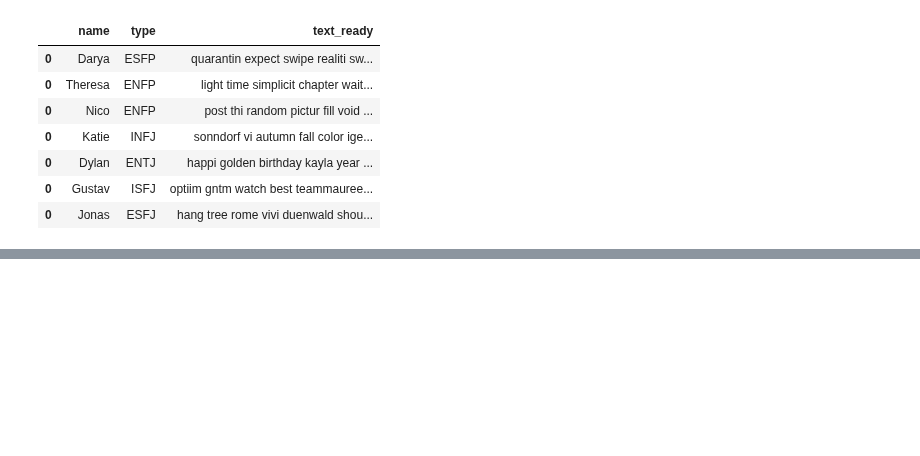
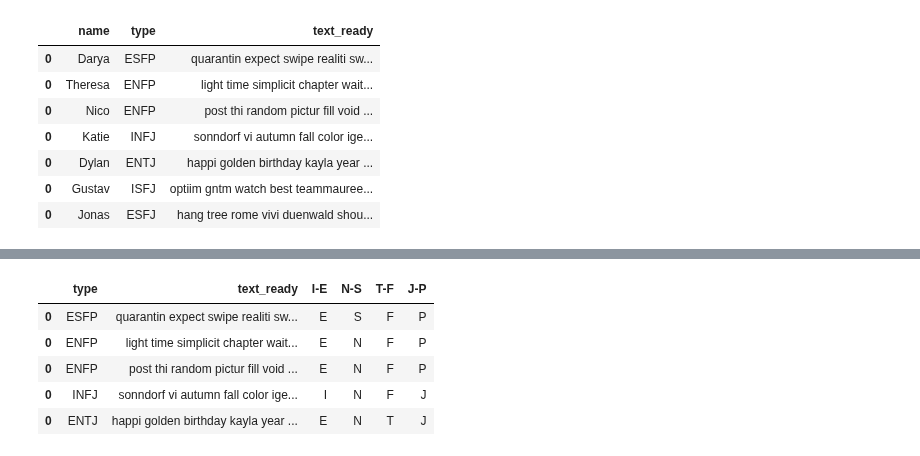
Before and after one commit to ta-data-bcn/Project-Week-8-Final-Project, a Jupyter notebook: your-project/code/Code 7 - Real Life Data.ipynb, the cells around one changed output, grey strips where cells are left out. Cells and saved outputs as stored; diff of their text form; code cells hidden in the pictures; blank space fills up the shorter version.

```diff
--- a/your-project/code/Code 7 - Real Life Data.ipynb
+++ b/your-project/code/Code 7 - Real Life Data.ipynb
@@ -475,0 +478,5 @@ rldata.to_csv(r'../data/reallife_data_insta.csv')
+# %%
+rldata['I-E'] = rldata['type'].astype(str).str[0]
+rldata['N-S'] = rldata['type'].astype(str).str[1]
+rldata['T-F'] = rldata['type'].astype(str).str[2]
+rldata['J-P'] = rldata['type'].astype(str).str[3]
@@ -475,0 +522,9 @@ rldata.to_csv(r'../data/reallife_data_insta.csv')
+# %%
+rldata.head()
+# %% [output]
+|  | type | text_ready | I-E | N-S | T-F | J-P |
+| 0 | ESFP | quarantin expect swipe realiti sw... | E | S | F | P |
+| 0 | ENFP | light time simplicit chapter wait... | E | N | F | P |
+| 0 | ENFP | post thi random pictur fill void ... | E | N | F | P |
+| 0 | INFJ | sonndorf vi autumn fall color ige... | I | N | F | J |
+| 0 | ENTJ | happi golden birthday kayla year ... | E | N | T | J |
```
Also changed, not shown: parts of 30 cells of this notebook, 5 other files.
